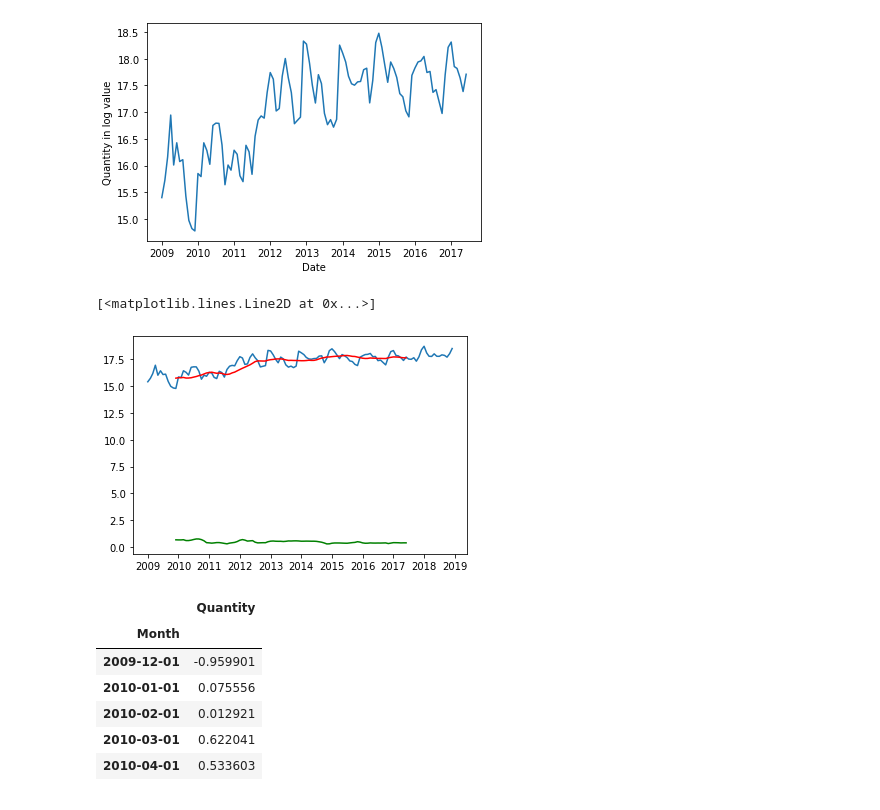
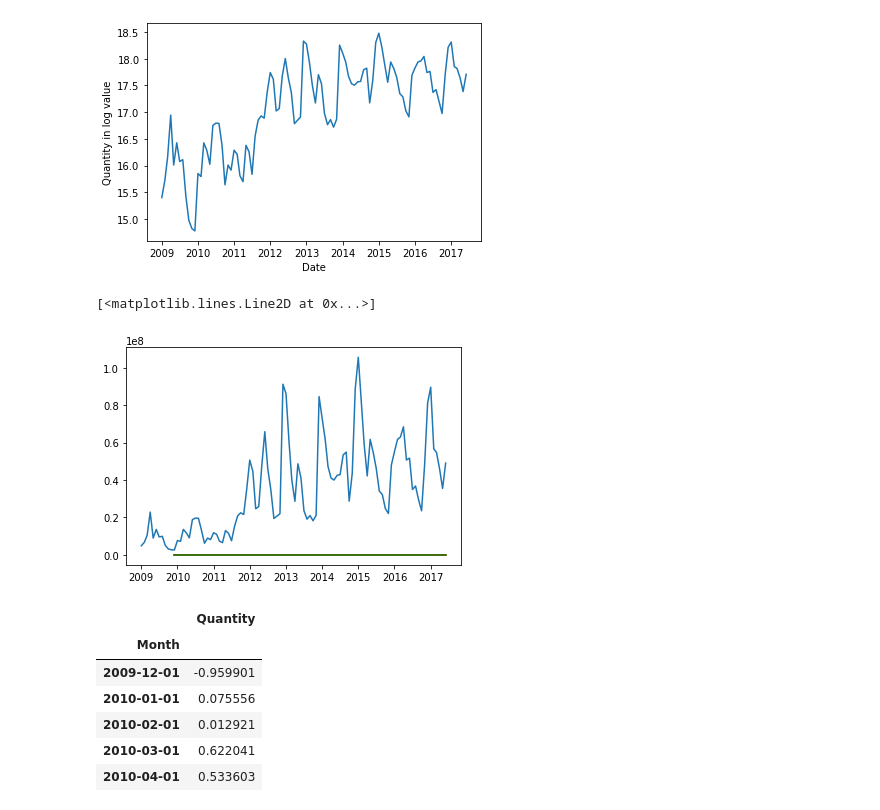
Before and after one commit to Nabinhyan/7th_project, a Jupyter notebook: prac/Untitled1.ipynb, the cells around one changed output. Drawn from its saved outputs; the diff is of its cells as text; code cells hidden in the pictures.

```diff
--- a/prac/Untitled1.ipynb
+++ b/prac/Untitled1.ipynb
@@ -97,12 +31,12 @@ plt.plot(training_data_logscale)
 # %%
 movingavg = training_data_logscale.rolling(window=12).mean()
 movingstd = training_data_logscale.rolling(window=12).std()
-plt.plot(indexdata_logscale)
+plt.plot(training_data)
 plt.plot(movingavg, 'red')
 plt.plot(movingstd, 'green')
 # %% [output]
 [<matplotlib.lines.Line2D at 0x...>]
-[figure, old version]
+[figure, new version]
 # %%
 datasetlogscalemovingavg = training_data_logscale - movingavg
 datasetlogscalemovingavg.head(12)
```
Also changed, not shown: parts of 25 cells of this notebook.
